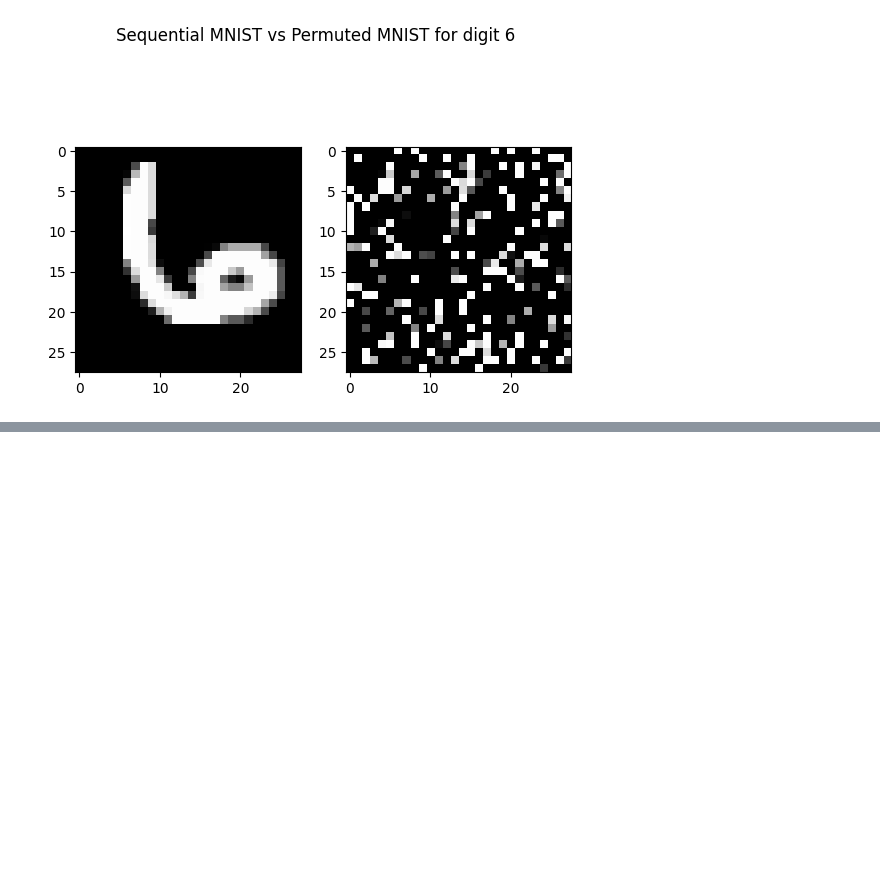
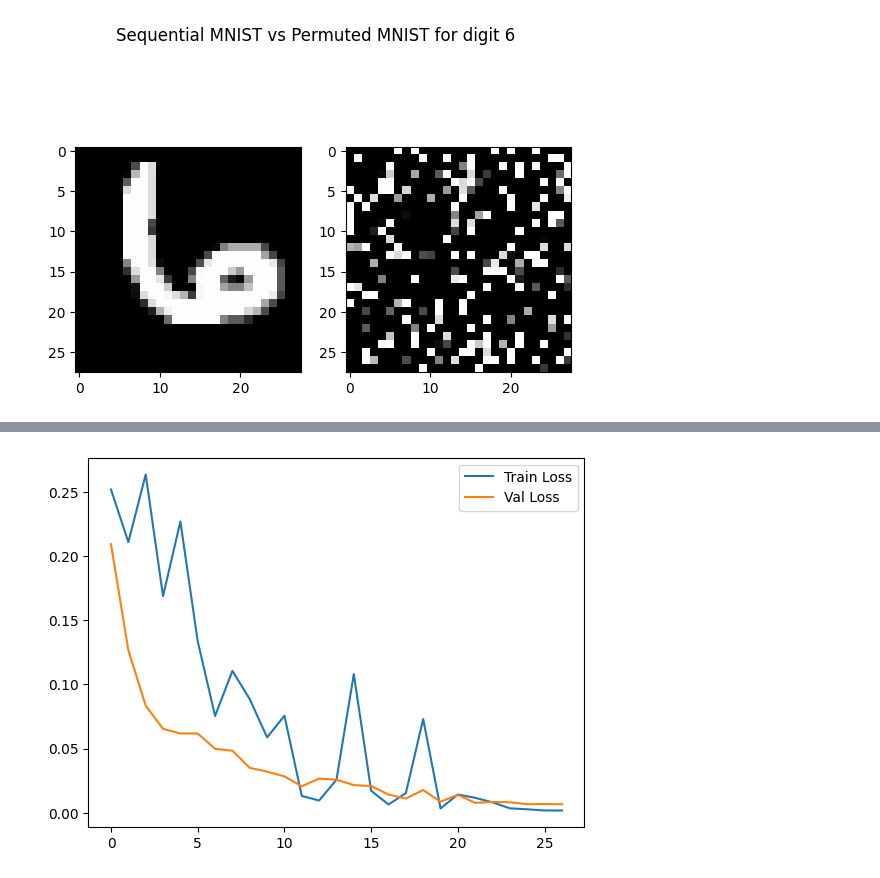
Before and after one commit to aflah02/DL_Assignments, a Jupyter notebook: Assignment_3/Task_1/main.ipynb, the cells around one changed output, grey strips where cells are left out. Saved outputs shown, nothing was run; the diff lists cells and outputs as text; code cells hidden in the pictures; blank space fills up the shorter version.

```diff
--- a/Assignment_3/Task_1/main.ipynb
+++ b/Assignment_3/Task_1/main.ipynb
@@ -502,0 +1054,3 @@ weighted avg   0.103840  0.098000  0.084951  12000.000
+# %%
+# save_model_as_pickle(model_permuted, "permuted_save")
+model_permuted = load_model_from_pickle("permuted_save")
@@ -502,0 +1094,4 @@ weighted avg   0.103840  0.098000  0.084951  12000.000
+# %%
+plot_train_val(model_permuted.train_loss, model_permuted.val_loss, "Loss")
+# %% [output]
+[figure, added]
```
Also changed, not shown: parts of 60 cells of this notebook, 16 other files.
